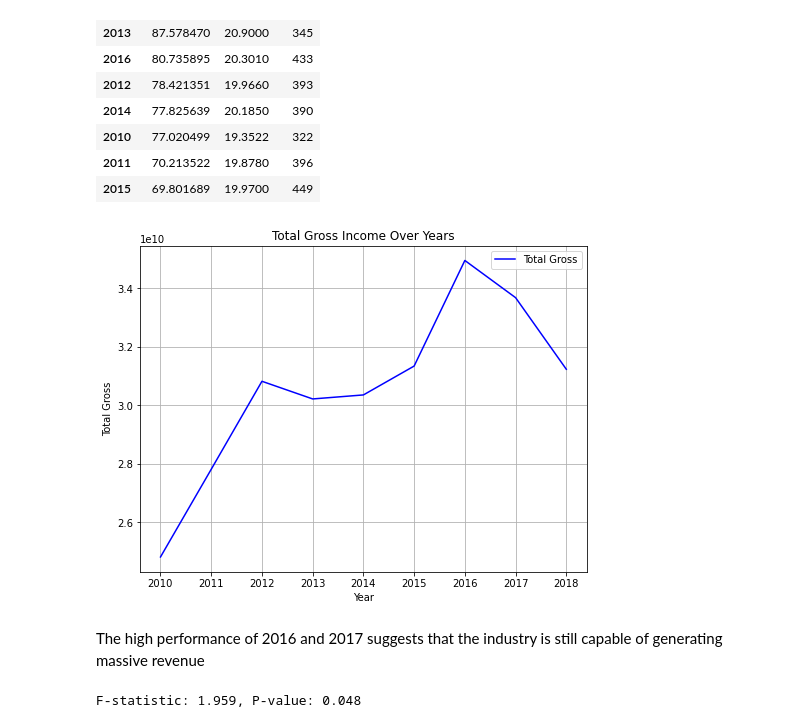
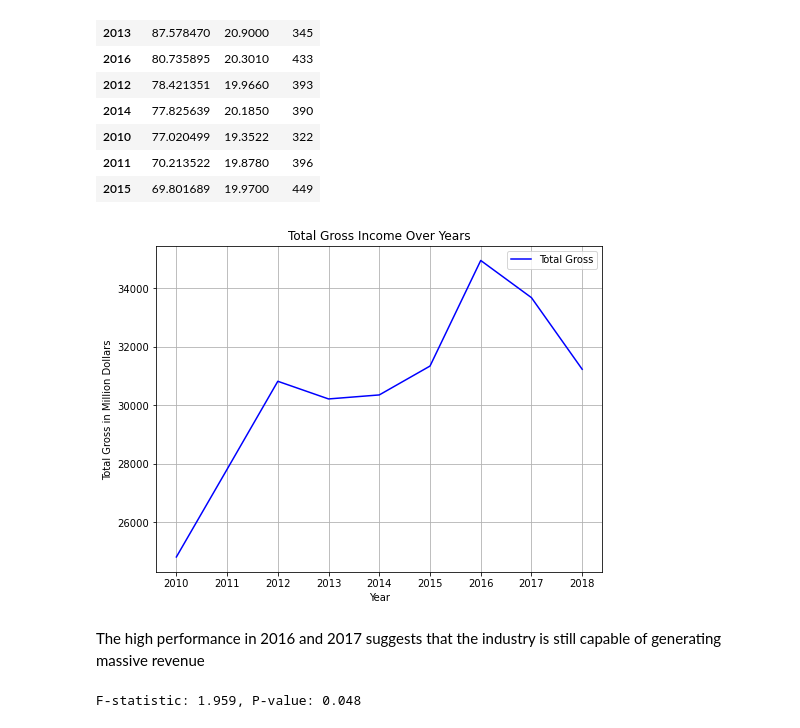
Before and after one commit to elrayoo0/Phase2_group_project, a Jupyter notebook: emma2.ipynb, the cells around one changed output. Saved outputs shown, nothing was run; the diff lists cells and outputs as text; code cells hidden in the pictures.

```diff
--- a/emma2.ipynb
+++ b/emma2.ipynb
@@ -565,21 +582,21 @@ year_analysis.head(10)
 | 2011 | 70.213522 | 19.8780 | 396 |
 | 2015 | 69.801689 | 19.9700 | 449 |
 # %%
-yearly_gross = bom.groupby('year', as_index=False)['total_gross'].sum()
+yearly_gross = bom.groupby('year', as_index=False)['total_gross_millions'].sum()
 
 plt.figure(figsize=(8,6))
-plt.plot(yearly_gross['year'], yearly_gross['total_gross'], label='Total Gross', color='blue')
+plt.plot(yearly_gross['year'], yearly_gross['total_gross_millions'], label='Total Gross', color='blue')
 plt.title("Total Gross Income Over Years")
 plt.xlabel("Year")
-plt.ylabel("Total Gross")
+plt.ylabel("Total Gross in Million Dollars")
 plt.xticks(yearly_gross['year'])  # ensures all years are shown
 plt.legend()
 plt.grid(True)
 plt.show()
 # %% [output]
-[figure, old version]
+[figure, new version]
 # %% [markdown]
-The high performance of 2016 and 2017 suggests that the industry is still capable of generating massive revenue
+The high performance in 2016 and 2017 suggests that the industry is still capable of generating massive revenue
 # %%
 # Check if average film gross has changed significantly over time (e.g., trends).
 # One-way ANOVA.
```
Also changed, not shown: parts of 11 cells of this notebook.
